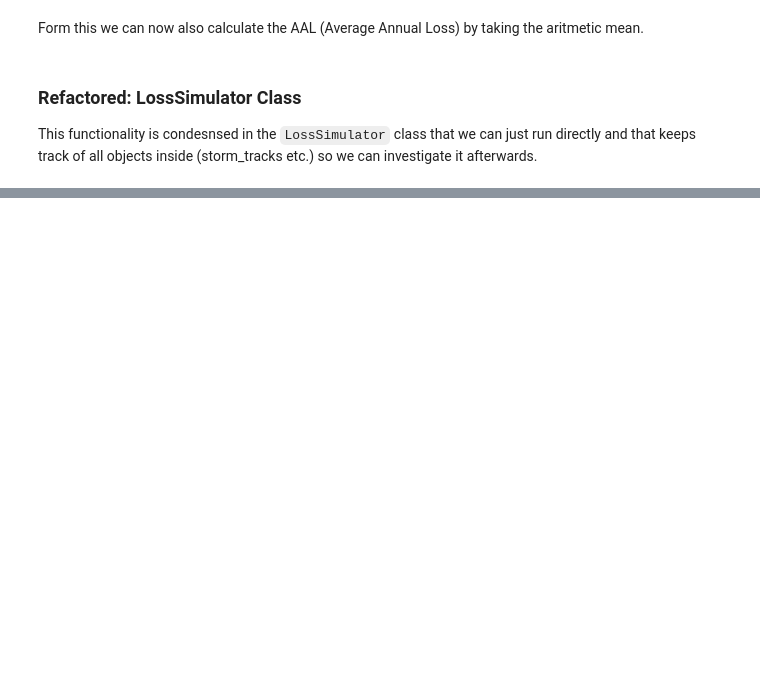
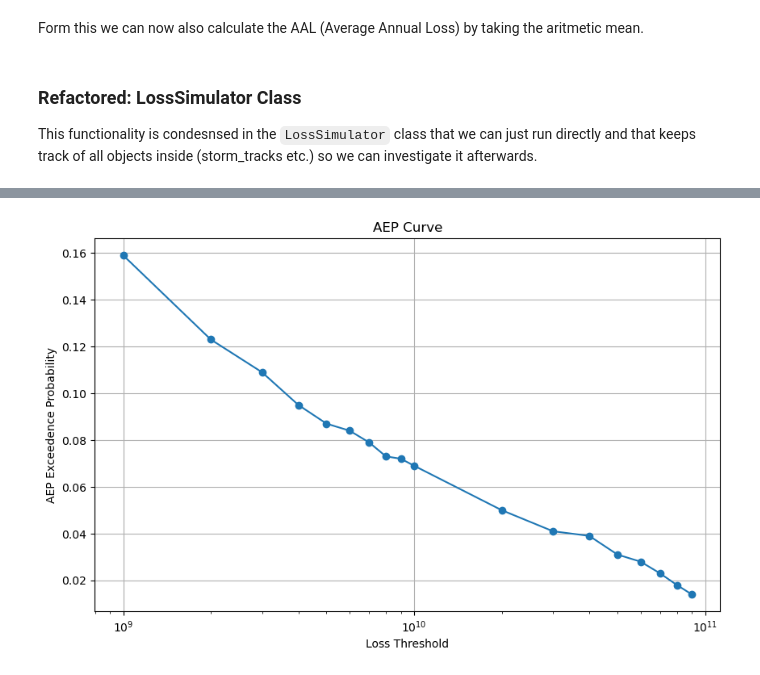
Before and after one commit to christianwirths/NatCat, a Jupyter notebook: notebooks/nb6_financials.ipynb, the cells around one changed output, grey strips where cells are left out. Drawn from its saved outputs; the diff is of its cells as text; code cells hidden in the pictures; blank space fills up the shorter version.

```diff
--- a/notebooks/nb6_financials.ipynb
+++ b/notebooks/nb6_financials.ipynb
@@ -114,0 +112,7 @@ AAL = $0.90 Billion $
+# %%
+from reinsurance import ExceedenceProbabilityCalculator
+
+ep_calculator = ExceedenceProbabilityCalculator(sim)
+ep_calculator.plot_EP_curve(np.concatenate([np.arange(1, 10) * 1e9, np.arange(1, 10) * 1e10]),method="AEP")
+# %% [output]
+[figure, added]
```
Also changed, not shown: parts of 4 cells of this notebook, 3 other files.
